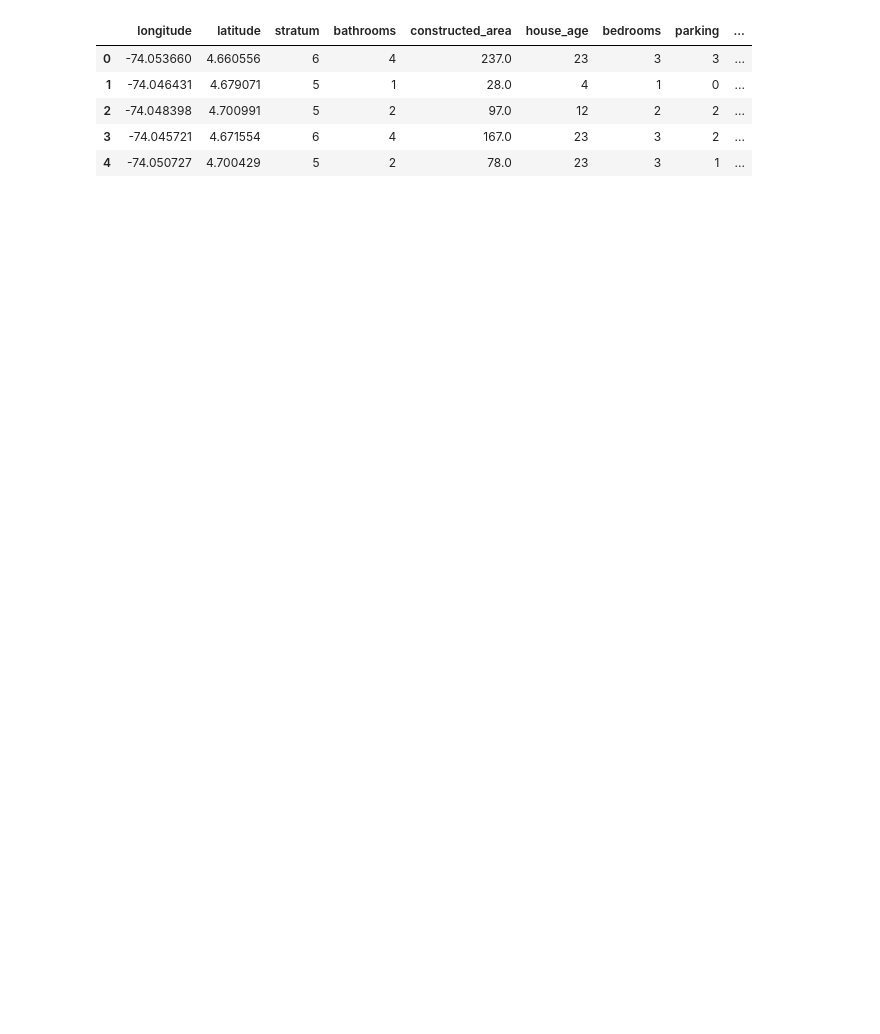
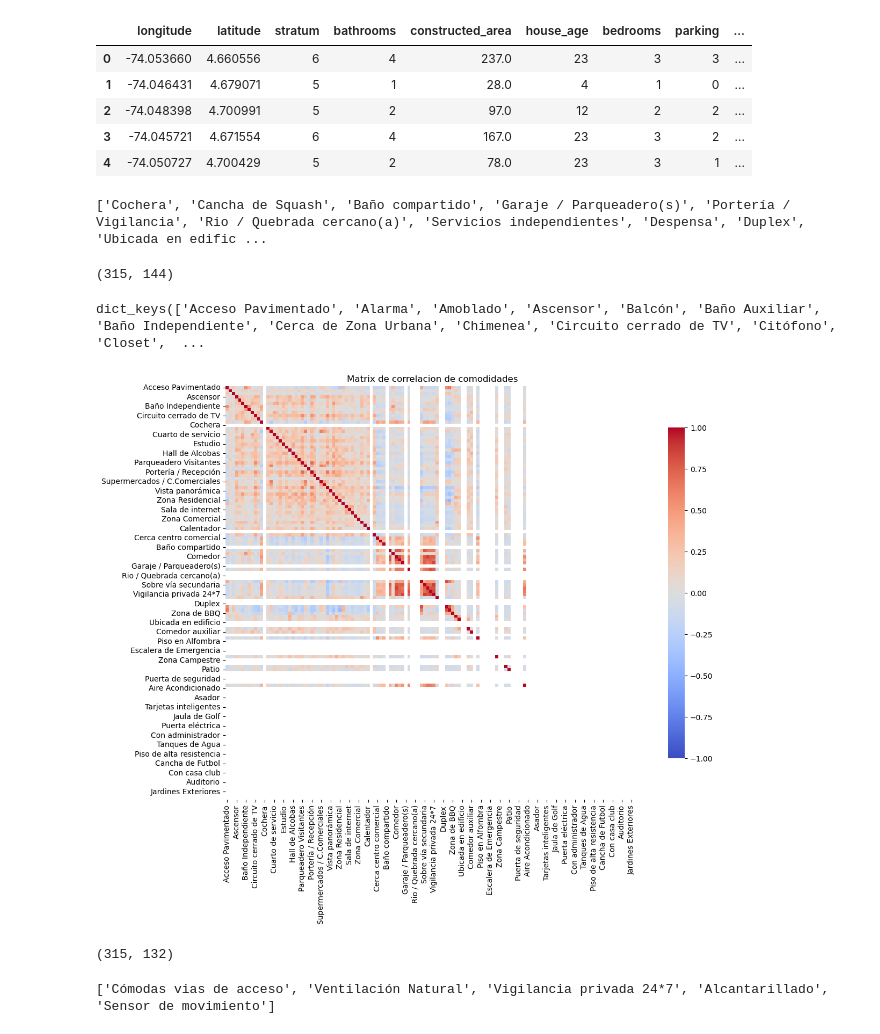
Before and after one commit to Miguel9Angel/home_price_bogota, a Jupyter notebook: apto_analisis_bogota.ipynb, the cells around one changed output. Drawn from its saved outputs; the diff is of its cells as text; code cells hidden in the pictures; blank space fills up the shorter version.

Commit message:
Se identificaron variables con correlacion alta entre ellas con la matrix de correlación

```diff
--- a/apto_analisis_bogota.ipynb
+++ b/apto_analisis_bogota.ipynb
@@ -30,5 +30,48 @@ low_importance_facilities = []
 for i in facilities:
     if (facilities[i]/n_rows) <= 0.05:
         low_importance_facilities.append(i)
+print(low_importance_facilities)
+# %% [output]
+['Cochera', 'Cancha de Squash', 'Baño compartido', 'Garaje / Parqueadero(s)', 'Portería / Vigilancia', 'Rio / Quebrada cercano(a)', 'Servicios independientes', 'Despensa', 'Duplex', 'Ubicada en edific ...
 # %%
 data['facilities'] = data['facilities'].apply(lambda lista: [item for item in lista if item not in low_importance_facilities ])
+# %%
+# Se crearon y añadieron todas la columnas de comodidades encontradas al dataset
+new_cols = pd.DataFrame(0, index=data.index, columns=list(facilities.keys()))
+data = pd.concat([data, new_cols], axis=1)
+data.shape
+# %% [output]
+(315, 144)
+# %%
+#Se asigna el valor 1 a las columnas que estan en la lista de facilities
+for idx, i in enumerate(data['facilities']):
+    for j in i:
+        data.at[idx, j] = 1
+data = data.drop(columns=['facilities'])
+# %%
+facilities.keys()
+# %% [output]
+dict_keys(['Acceso Pavimentado', 'Alarma', 'Amoblado', 'Ascensor', 'Balcón', 'Baño Auxiliar', 'Baño Independiente', 'Cerca de Zona Urbana', 'Chimenea', 'Circuito cerrado de TV', 'Citófono', 'Closet',  ...
+# %%
+df_facilities = data[facilities.keys()]
+corr_facilities = df_facilities.corr(numeric_only=True)
+
+n_vars = corr.shape[0]
+
+plt.figure(figsize=(14,10))
+sns.heatmap(corr, annot=False, cmap='coolwarm', vmin=-1, vmax=1, square=True, cbar_kws={"shrink": 0.8})
+plt.title('Matrix de correlacion de comodidades')
+plt.show()
+# %% [output]
+[figure, added]
+# %%
+df_facilities.shape
+# %% [output]
+(315, 132)
+# %%
+mask = np.triu(np.ones(corr_facilities.shape), k=1).astype(bool)
+corr_features = corr_facilities.where(mask)
+high_corr = [column for column in corr_features.columns if any(corr_features[column].abs()>0.8)]
+print(high_corr)
+# %% [output]
+['Cómodas vias de acceso', 'Ventilación Natural', 'Vigilancia privada 24*7', 'Alcantarillado', 'Sensor de movimiento']
```
Also changed, not shown: 2 other files.
